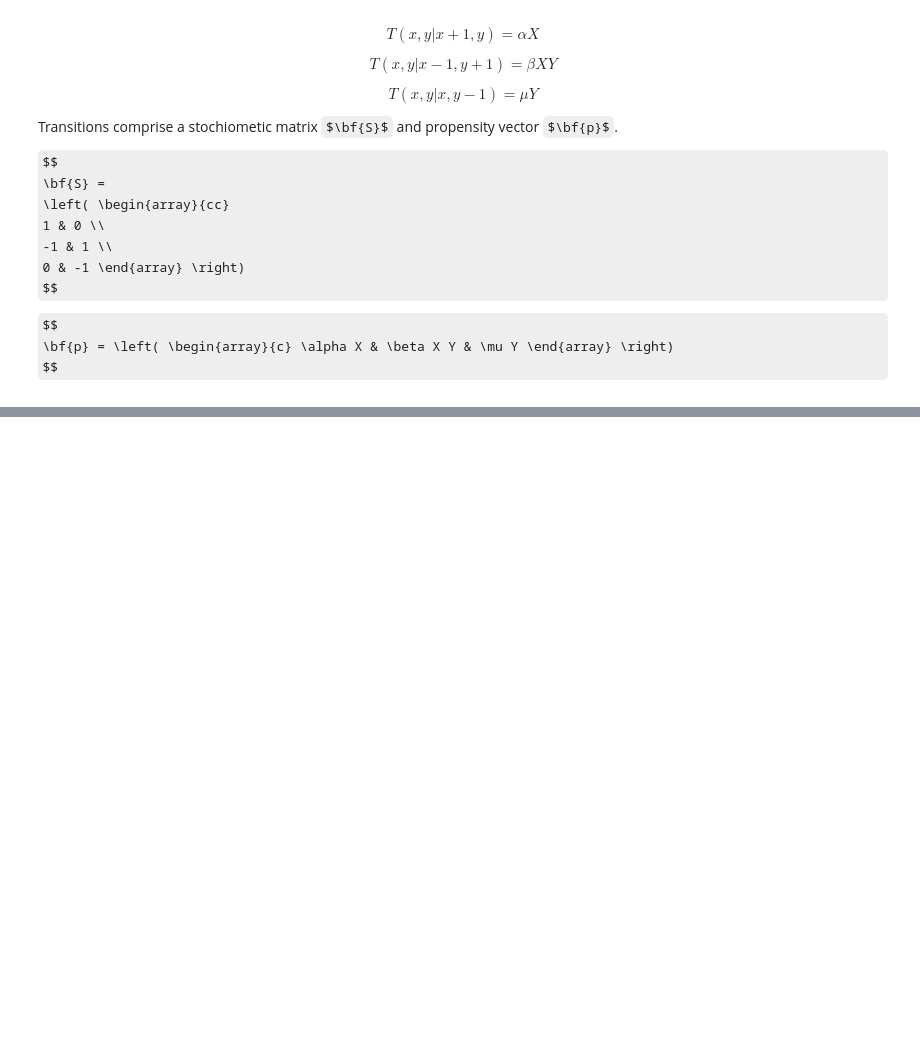
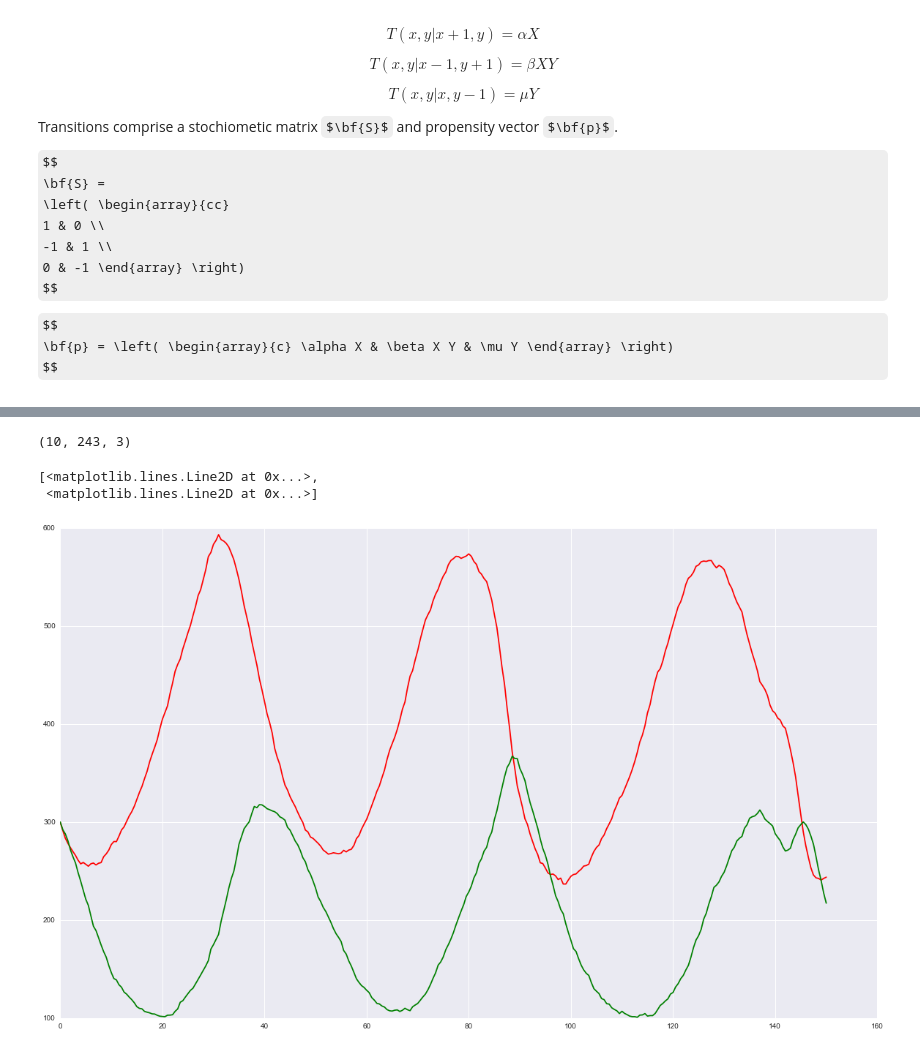
Before and after one commit to leighton/gillespie, a Jupyter notebook: examples/lotka-volterra.ipynb, the cells around one changed output, grey strips where cells are left out. Drawn from its saved outputs; the diff is of its cells as text; code cells hidden in the pictures; some formulas as TeX source; blank space fills up the shorter version.

```diff
--- a/examples/lotka-volterra.ipynb
+++ b/examples/lotka-volterra.ipynb
@@ -119,0 +160,15 @@ def generate_derivative_fn(var, model):
+# %%
+data.shape
+# %% [output]
+(10, 243, 3)
+# %%
+t = data[0,:,0]
+
+mu = data[:,:,1:].mean(axis=0)
+
+fig = pl.figure(figsize=(20,12))
+pl.plot(t, mu[:,0], "r-", t, mu[:,1], "g-")
+# %% [output]
+[<matplotlib.lines.Line2D at 0x...>,
+ <matplotlib.lines.Line2D at 0x...>]
+[figure, added]
```
Also changed, not shown: parts of 4 cells of this notebook.
